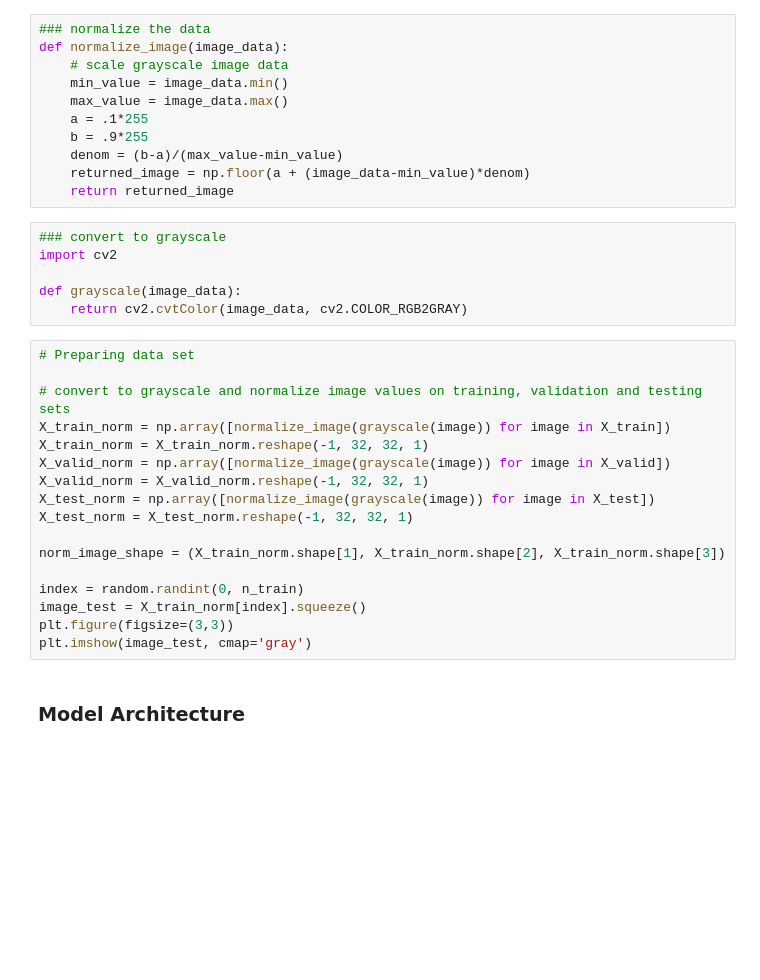
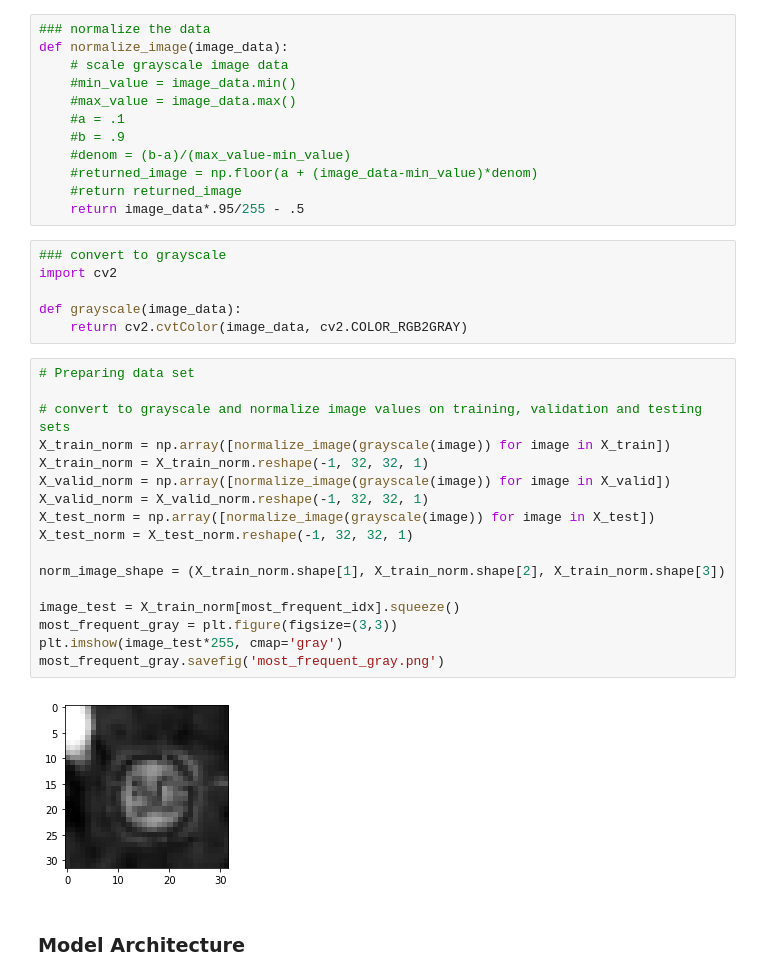
Before and after one commit to boldorider4/udacity_self_driving_engineer, a Jupyter notebook: P02-TrafficSign/Traffic_Sign_Classifier.ipynb, the cells around one changed output. Saved outputs shown, nothing was run; the diff lists cells and outputs as text; blank space fills up the shorter version.

Commit message:
[Project 02] Fix image normalization
Previously the normalized images had values ranging [0, 255]. The
output range has been changed to [-0.5, 0.5[.

```diff
--- a/P02-TrafficSign/Traffic_Sign_Classifier.ipynb
+++ b/P02-TrafficSign/Traffic_Sign_Classifier.ipynb
@@ -160,13 +163,14 @@ Use the code cell (or multiple code cells, if necessary) to implement the first
 ### normalize the data
 def normalize_image(image_data):
     # scale grayscale image data
-    min_value = image_data.min()
-    max_value = image_data.max()
-    a = .1*255
-    b = .9*255
-    denom = (b-a)/(max_value-min_value)
-    returned_image = np.floor(a + (image_data-min_value)*denom)
-    return returned_image
+    #min_value = image_data.min()
+    #max_value = image_data.max()
+    #a = .1
+    #b = .9
+    #denom = (b-a)/(max_value-min_value)
+    #returned_image = np.floor(a + (image_data-min_value)*denom)
+    #return returned_image
+    return image_data*.95/255 - .5
 # %%
 ### convert to grayscale
 import cv2
@@ -176,20 +180,22 @@ def grayscale(image_data):
 # %%
 # Preparing data set
 
 # convert to grayscale and normalize image values on training, validation and testing sets
 X_train_norm = np.array([normalize_image(grayscale(image)) for image in X_train])
 X_train_norm = X_train_norm.reshape(-1, 32, 32, 1)
 X_valid_norm = np.array([normalize_image(grayscale(image)) for image in X_valid])
 X_valid_norm = X_valid_norm.reshape(-1, 32, 32, 1)
 X_test_norm = np.array([normalize_image(grayscale(image)) for image in X_test])
 X_test_norm = X_test_norm.reshape(-1, 32, 32, 1)
 
 norm_image_shape = (X_train_norm.shape[1], X_train_norm.shape[2], X_train_norm.shape[3])
 
-index = random.randint(0, n_train)
-image_test = X_train_norm[index].squeeze()
-plt.figure(figsize=(3,3))
-plt.imshow(image_test, cmap='gray')
+image_test = X_train_norm[most_frequent_idx].squeeze()
+most_frequent_gray = plt.figure(figsize=(3,3))
+plt.imshow(image_test*255, cmap='gray')
+most_frequent_gray.savefig('most_frequent_gray.png')
+# %% [output]
+[figure, added]
 # %% [markdown]
 ### Model Architecture
 # %%
```
Also changed, not shown: parts of 8 cells of this notebook.
